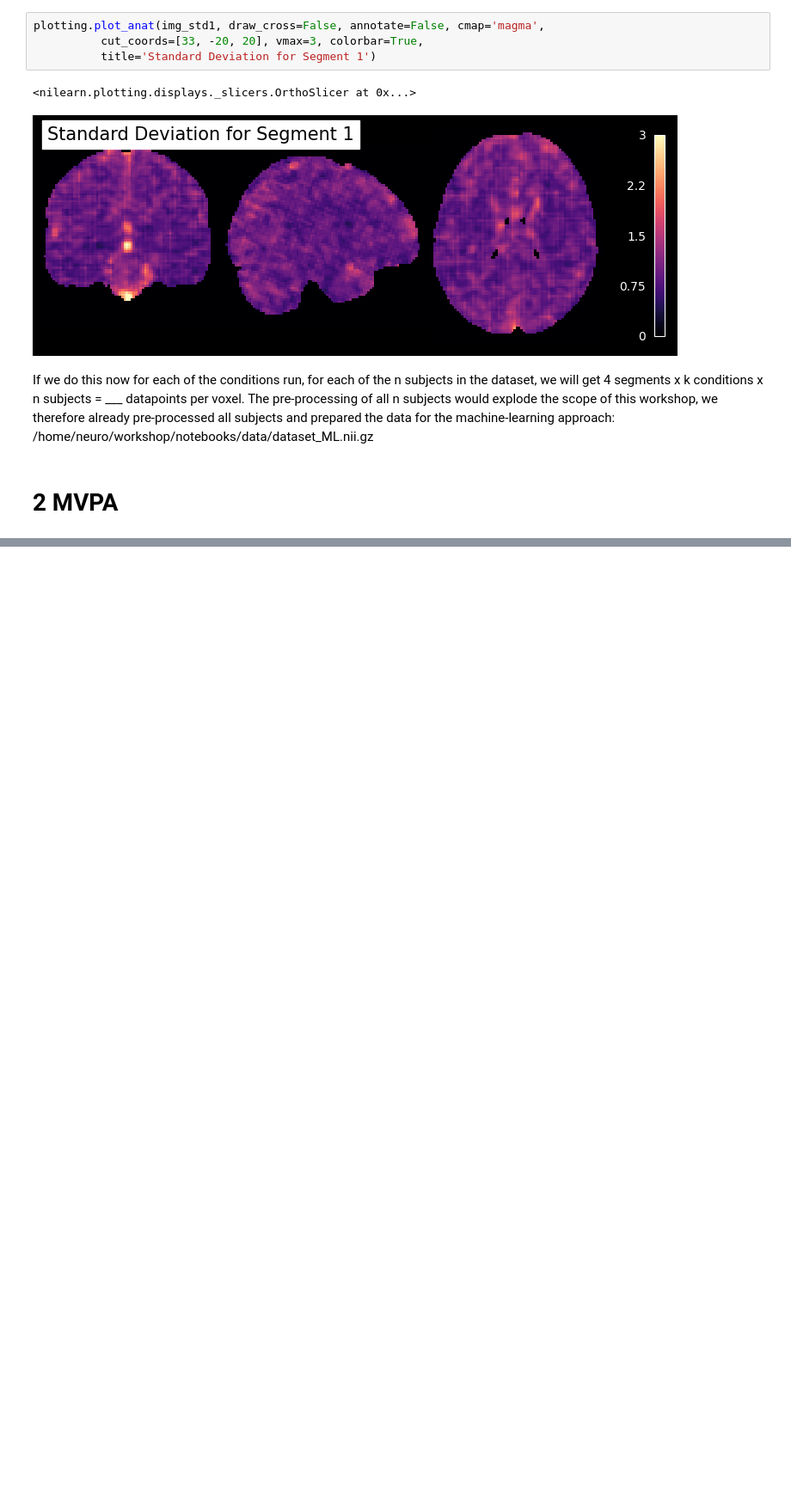
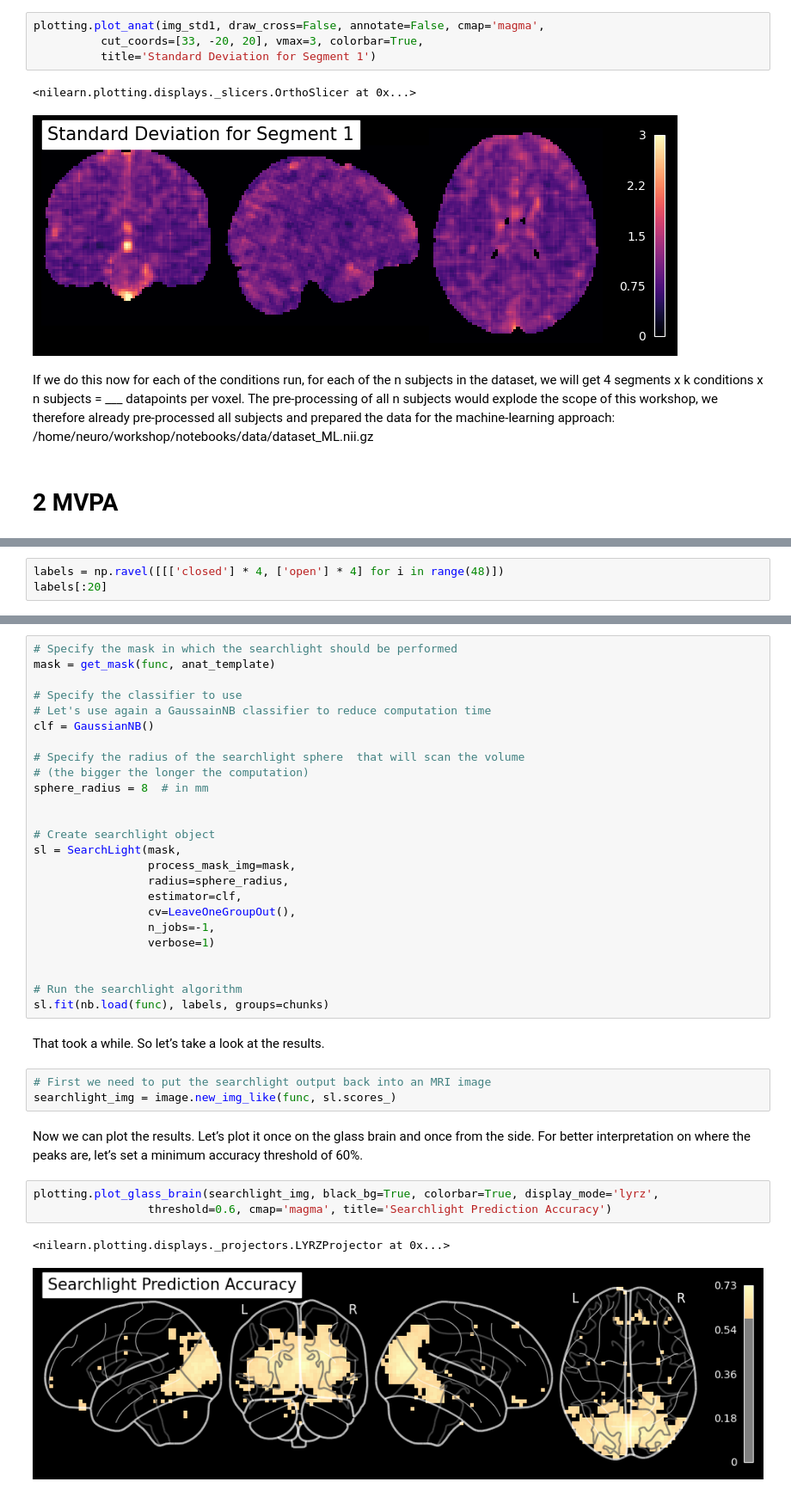
Before and after one commit to dominikpegler/tewa2-neuroimaging, a Jupyter notebook: assignments/optional/MVPA.ipynb, the cells around one changed output, grey strips where cells are left out. Shown at 86% size. Saved outputs shown, nothing was run; the diff lists cells and outputs as text; blank space fills up the shorter version.

```diff
--- a/assignments/optional/MVPA.ipynb
+++ b/assignments/optional/MVPA.ipynb
@@ -200,0 +298,3 @@ func = '/home/neuro/workshop/notebooks/data/dataset_ML.nii.gz'
+# %%
+labels = np.ravel([[['closed'] * 4, ['open'] * 4] for i in range(48)])
+labels[:20]
@@ -200,0 +601,38 @@ func = '/home/neuro/workshop/notebooks/data/dataset_ML.nii.gz'
+# %%
+# Specify the mask in which the searchlight should be performed
+mask = get_mask(func, anat_template)
+
+# Specify the classifier to use
+# Let's use again a GaussainNB classifier to reduce computation time
+clf = GaussianNB()
+
+# Specify the radius of the searchlight sphere  that will scan the volume
+# (the bigger the longer the computation)
+sphere_radius = 8  # in mm
+
+
+# Create searchlight object
+sl = SearchLight(mask,
+                 process_mask_img=mask,
+                 radius=sphere_radius,
+                 estimator=clf,
+                 cv=LeaveOneGroupOut(),
+                 n_jobs=-1,
+                 verbose=1)
+
+
+# Run the searchlight algorithm
+sl.fit(nb.load(func), labels, groups=chunks)
+# %% [markdown]
+That took a while. So let’s take a look at the results.
+# %%
+# First we need to put the searchlight output back into an MRI image
+searchlight_img = image.new_img_like(func, sl.scores_)
+# %% [markdown]
+Now we can plot the results. Let’s plot it once on the glass brain and once from the side. For better interpretation on where the peaks are, let’s set a minimum accuracy threshold of 60%.
+# %%
+plotting.plot_glass_brain(searchlight_img, black_bg=True, colorbar=True, display_mode='lyrz',
+                 threshold=0.6, cmap='magma', title='Searchlight Prediction Accuracy')
+# %% [output]
+<nilearn.plotting.displays._projectors.LYRZProjector at 0x...>
+[figure, added]
```
Also changed, not shown: parts of 52 cells of this notebook.
